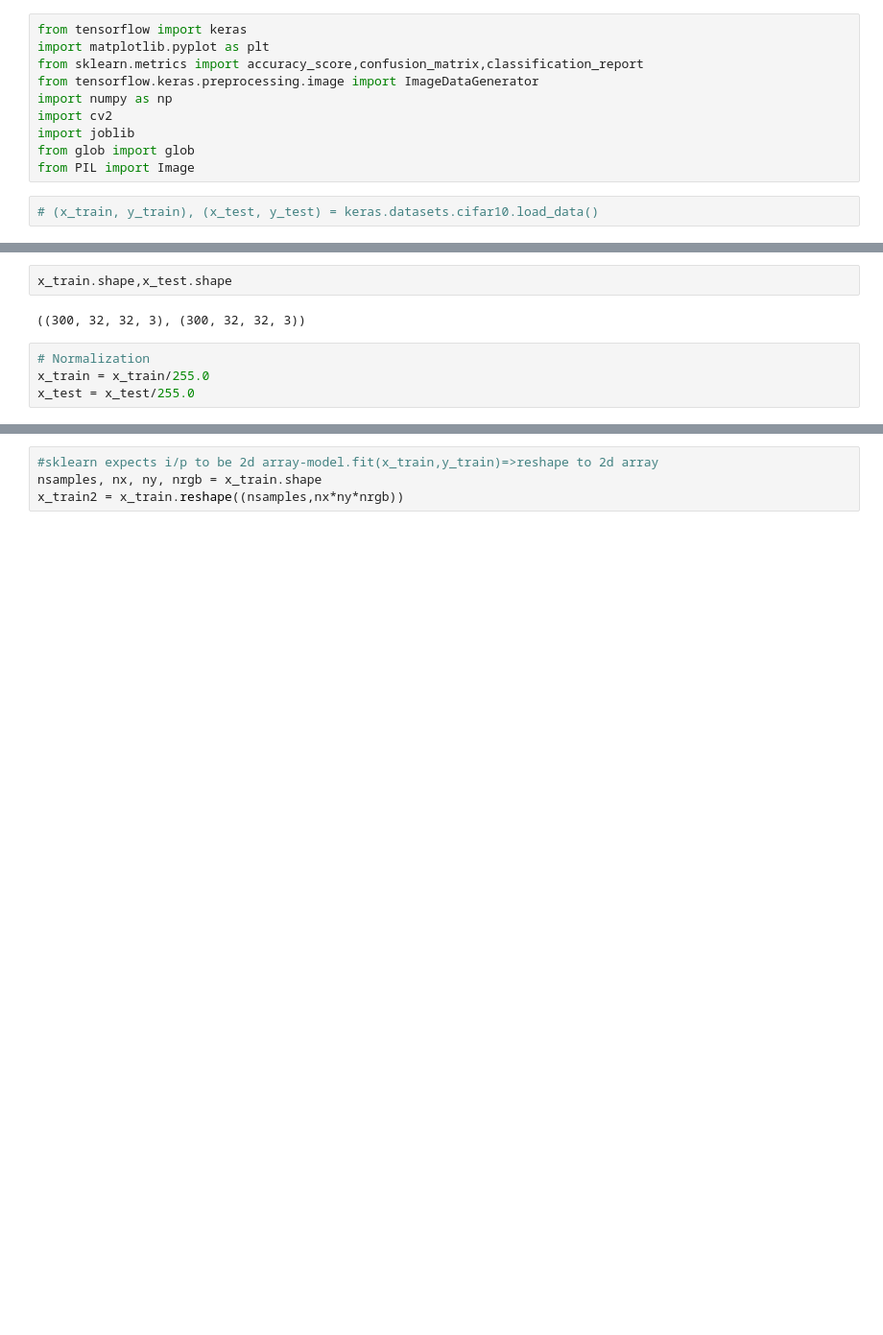
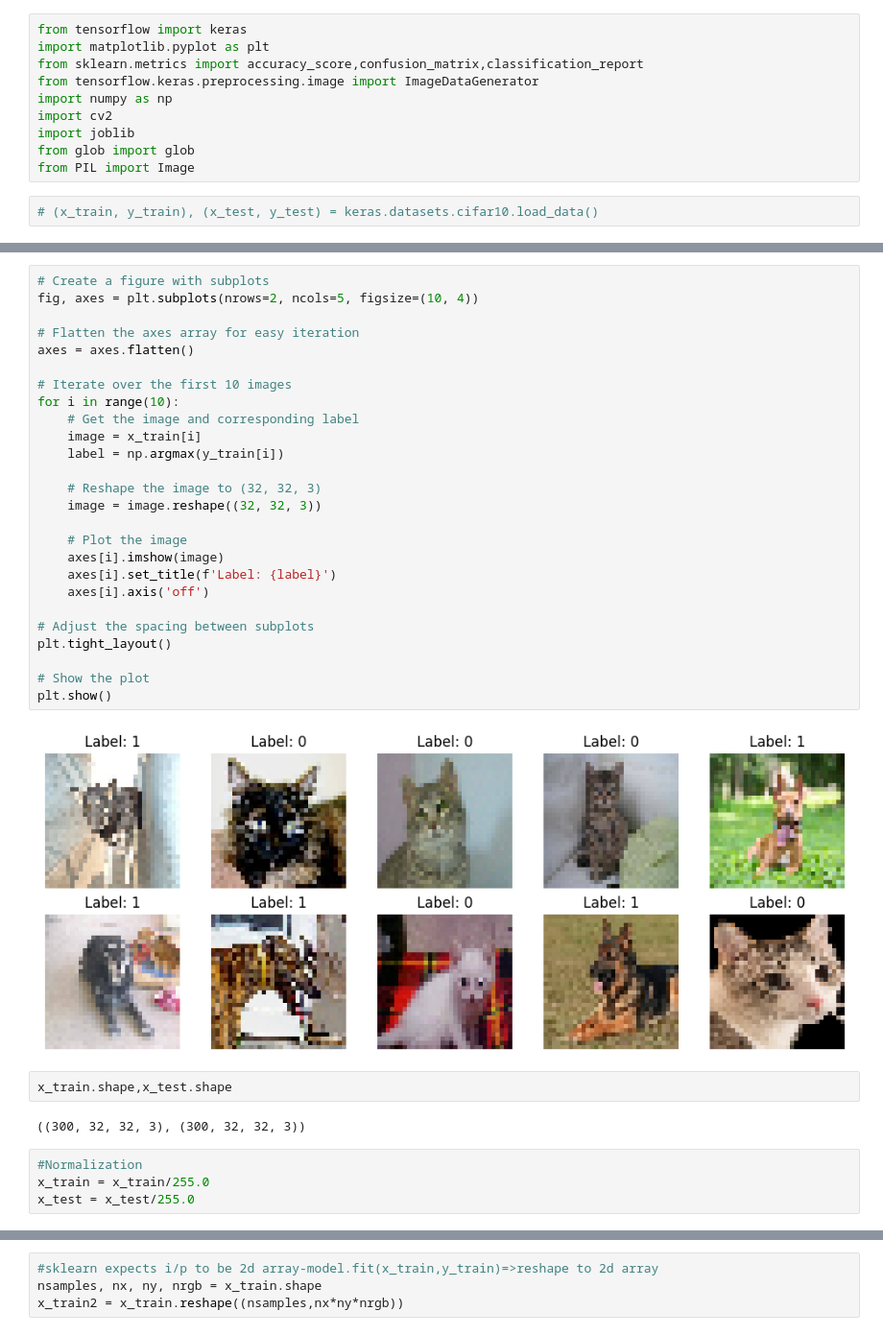
Before and after one commit to SoyVitou2019/Animal_Recognition, a Jupyter notebook: Random_forest_classifier.ipynb, the cells around one changed output, grey strips where cells are left out. Shown at 96% size. Drawn from its saved outputs; the diff is of its cells as text; blank space fills up the shorter version.

```diff
--- a/Random_forest_classifier.ipynb
+++ b/Random_forest_classifier.ipynb
@@ -45,11 +79,39 @@ x_test, y_test = test_generator.next()
 # %% [output]
 Found 749 images belonging to 2 classes.
 Found 342 images belonging to 2 classes.
+# %%
+# Create a figure with subplots
+fig, axes = plt.subplots(nrows=2, ncols=5, figsize=(10, 4))
+
+# Flatten the axes array for easy iteration
+axes = axes.flatten()
+
+# Iterate over the first 10 images
+for i in range(10):
+    # Get the image and corresponding label
+    image = x_train[i]
+    label = np.argmax(y_train[i])
+
+    # Reshape the image to (32, 32, 3)
+    image = image.reshape((32, 32, 3))
+
+    # Plot the image
+    axes[i].imshow(image)
+    axes[i].set_title(f'Label: {label}')
+    axes[i].axis('off')
+
+# Adjust the spacing between subplots
+plt.tight_layout()
+
+# Show the plot
+plt.show()
+# %% [output]
+[figure, added]
 # %%
 x_train.shape,x_test.shape
 # %% [output]
 ((300, 32, 32, 3), (300, 32, 32, 3))
 # %%
-# Normalization
+#Normalization
 x_train = x_train/255.0
 x_test = x_test/255.0
```
Also changed, not shown: parts of 10 cells of this notebook, 21 other files.
